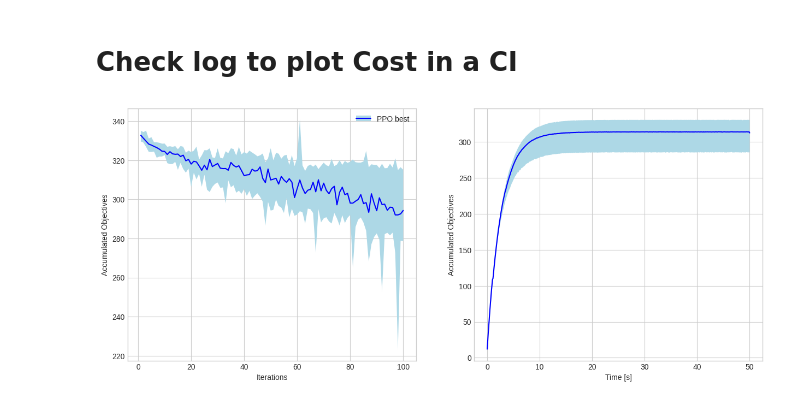
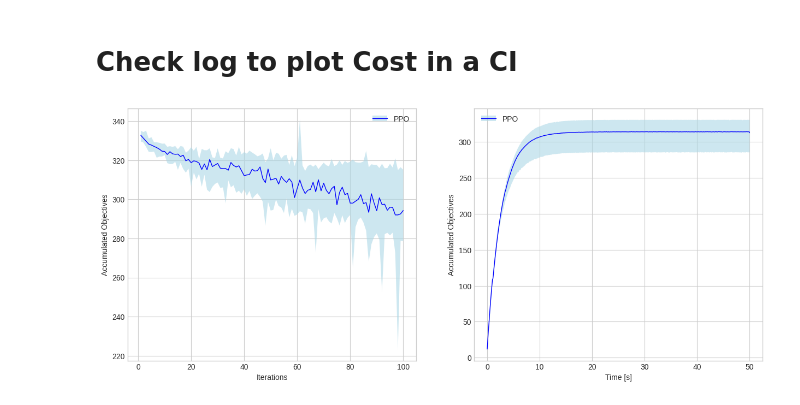
Before and after one commit to thd-research/regelum-playground, a Jupyter notebook: notebooks/check_log_and_compare_objective.ipynb, the cells around one changed output. Drawn from its saved outputs; the diff is of its cells as text; code cells hidden in the pictures.

```diff
--- a/notebooks/check_log_and_compare_objective.ipynb
+++ b/notebooks/check_log_and_compare_objective.ipynb
@@ -288,7 +288,10 @@ def plot_cost_ic_learning_curve(df, ax, low_quantile=0.025, high_quantile=0.975,
    ic_95_df = group_df.groupby("iteration_id").agg({"current_value": [quantile_low, quantile_high]})
 
    # Plot
-   p = ax.fill_between(ic_95_df.index, ic_95_df.current_value.quantile_high, ic_95_df.current_value.quantile_low, facecolor=color)
+   p = ax.fill_between(ic_95_df.index,
+                       ic_95_df.current_value.quantile_high, ic_95_df.current_value.quantile_low,
+                       facecolor=color,
+                       alpha=0.6)
    ax.set_xlabel("Iterations")
    ax.set_ylabel("Accumulated Objectives")
 
@@ -298,7 +301,7 @@ def plot_cost_median_learning_curve(df, ax, color=None):
    group_df = df.groupby(["experiment_path", "iteration_id"]).last()
    median_df = group_df.groupby("iteration_id").agg({"current_value": "median"})
 
-   p = ax.plot(median_df.index, median_df.current_value, color=color)
+   p = ax.plot(median_df.index, median_df.current_value, color=color, lw=1)
    ax.set_xlabel("Iterations")
    ax.set_ylabel("Accumulated Objectives")
    return p[0]
@@ -308,7 +311,7 @@ def plot_cost_best_learning_curve(df, ax, color=None):
    index = group_df[group_df.current_value == group_df.current_value.min()].index
    best_exp = df.query(f"experiment_path == \"{index[0][0]}\"").groupby("iteration_id").last()
 
-   p = ax.plot(best_exp.index, best_exp.current_value, color=color)
+   p = ax.plot(best_exp.index, best_exp.current_value, color=color, lw=1)
    ax.set_xlabel("Iterations")
    ax.set_ylabel("Accumulated Objectives")
    return p[0]
@@ -325,7 +328,10 @@ def plot_accum_cost_ic(df, ax, low_quantile=0.025, high_quantile=0.975, color=No
    ic_95_df = tmp_df.groupby("approximate_time").agg({"current_value": [quantile_low, quantile_high]})
 
    # Plot
-   p = ax.fill_between(ic_95_df.index, ic_95_df.current_value.quantile_high, ic_95_df.current_value.quantile_low, facecolor=color)
+   p = ax.fill_between(ic_95_df.index,
+                       ic_95_df.current_value.quantile_high, ic_95_df.current_value.quantile_low,
+                       facecolor=color,
+                       alpha=0.6)
    ax.set_xlabel("Time [s]")
    ax.set_ylabel("Accumulated Objectives")
 
@@ -337,7 +343,7 @@ def plot_accum_cost_median(df, ax, color=None):
    median_df = tmp_df.groupby("approximate_time").agg({"current_value": "median"})
 
    # Plot
-   p = ax.plot(median_df.index, median_df.current_value, color=color)
+   p = ax.plot(median_df.index, median_df.current_value, color=color, lw=1)
    ax.set_xlabel("Time [s]")
    ax.set_ylabel("Accumulated Objectives")
 
@@ -351,7 +357,7 @@ def plot_accum_cost_best(df, ax, color=None):
    tmp_df["approximate_time"] = tmp_df.time.apply(lambda x: np.round(x, 1))
    best_exp = tmp_df.query(f"experiment_path == \"{index[0][0]}\" and iteration_id == {index[0][1]}")
 
-   p = ax.plot(best_exp.time, best_exp.current_value, color=color)
+   p = ax.plot(best_exp.time, best_exp.current_value, color=color, lw=1)
    ax.set_xlabel("Time [s]")
    ax.set_ylabel("Accumulated Objectives")
    return p[0]
@@ -360,28 +366,28 @@ ppo_df = get_df_from_datetime_range(start_datetime_str, end_datetime_str, date_f
 # %%
 %matplotlib inline
 
 plt.clf()
 fig, ax = plt.subplots(1, 2, figsize=(15, 6))
 plt.style.use("seaborn-v0_8-whitegrid")
 
 p1 = plot_cost_ic_learning_curve(ppo_df, ax[0], color="lightblue")
 p2 = plot_cost_median_learning_curve(ppo_df, ax[0], color="blue")
 
 legend_info = {
-    "PPO best": (p1, p2)
+    "PPO": (p1, p2)
 }
 
 ax[0].legend(legend_info.values(),
              legend_info.keys())
 
 p1 = plot_accum_cost_ic(ppo_df, ax[1], color="lightblue")
 p2 = plot_accum_cost_median(ppo_df, ax[1], color="blue")
 
 legend_info = {
-    "PPO best": (p1, p2)
+    "PPO": (p1, p2)
 }
 
-ax[0].legend(legend_info.values(),
+ax[1].legend(legend_info.values(),
              legend_info.keys())
 # %% [output]
-[figure, old version]
+[figure, new version]
```
